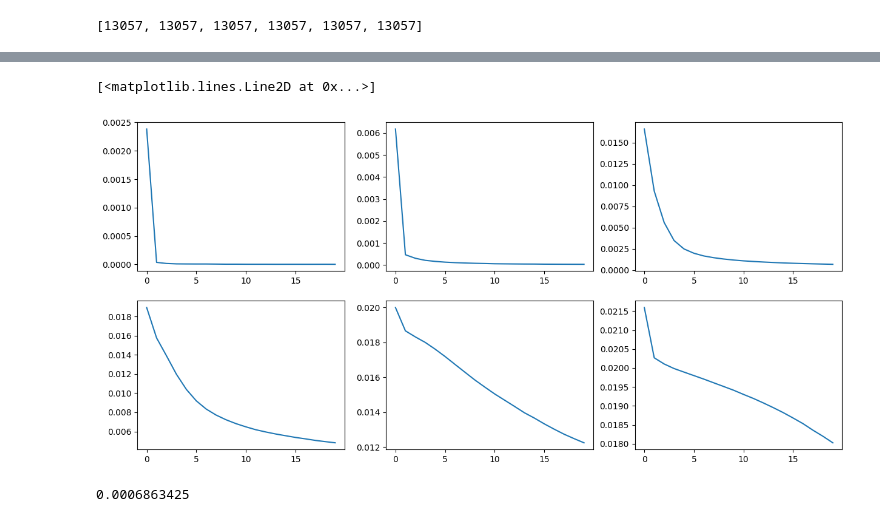
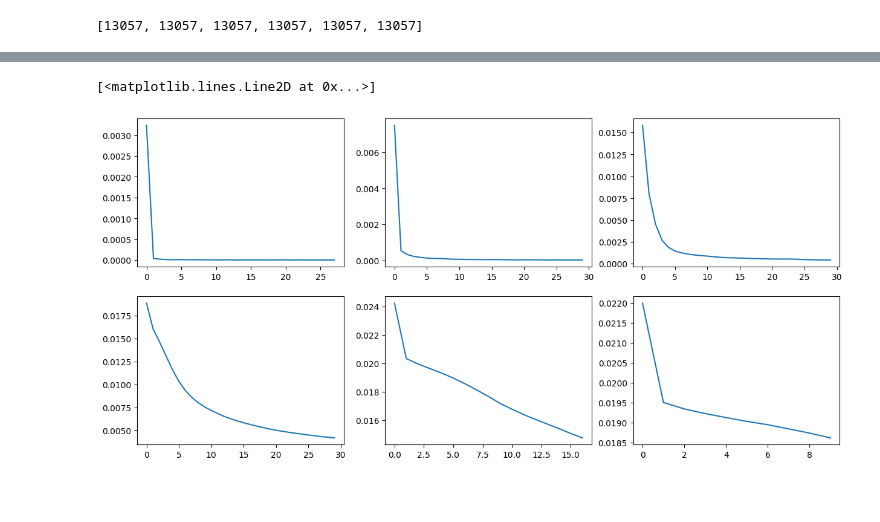
Before and after one commit to RSCJacksonLab/nk-ml, a Jupyter notebook: notebooks/MLP_testting.ipynb, the cells around one changed output, grey strips where cells are left out. Saved outputs shown, nothing was run; the diff lists cells and outputs as text; code cells hidden in the pictures; blank space fills up the shorter version.

```diff
--- a/notebooks/MLP_testting.ipynb
+++ b/notebooks/MLP_testting.ipynb
@@ -83,23 +76,5 @@ XY_OHE_TRAIN_TEST_SPLIT = [train_test_split(i, test_size=round(len(i)*0.2)) for
-# %%
-X_TEST = []
-Y_TEST = []
-
-for ind, i in enumerate(XY_OHE_TRAIN_TEST_SPLIT):
-
-    x_test = []
-    y_test = []
-    for x, y in XY_OHE_TRAIN_TEST_SPLIT[ind][1]:
-        x_test.append(x.numpy())
-        y_test.append(y.numpy())
-
-    x_test = torch.from_numpy(np.array(x_test))
-    y_test = torch.from_numpy(np.array(y_test))
-
-    X_TEST.append(x_test)
-    Y_TEST.append(y_test)
-# %%
-TRAIN_DATALOADER = [DataLoader(i[0], batch_size=batch_size1) for i in XY_OHE_TRAIN_TEST_SPLIT]
 # %%
 # Start training
-losses = [train_model(models[i], optimizers[i], loss_fns[i], TRAIN_DATALOADER[i], n_epochs=20, device='cpu') for i in range(len(models))]
+losses = [train_model(models[i], optimizers[i], loss_fns[i], TRAIN_DATALOADER[i], VAL_DATALOADER[i],
+                      n_epochs=30, device='cpu', patience=8) for i in range(len(models))]
 # %% [output]
@@ -123,22 +115,20 @@ Training completed
+# %%
+losses2 = [i[-1] for i in losses]
 # %%
 fig,ax = plt.subplots(nrows=2, ncols=3, figsize=(15, 7))
-ax[0,0].plot(losses[0])
-ax[0,1].plot(losses[1])
-ax[0,2].plot(losses[2])
-ax[1,0].plot(losses[3])
-ax[1,1].plot(losses[4])
-ax[1,2].plot(losses[5])
+ax[0,0].plot(losses2[0])
+ax[0,1].plot(losses2[1])
+ax[0,2].plot(losses2[2])
+ax[1,0].plot(losses2[3])
+ax[1,1].plot(losses2[4])
+ax[1,2].plot(losses2[5])
 
 
 
 
 #for i in ax.flatten():
     #i.set_ylim(0,0.01)
 # %% [output]
 [<matplotlib.lines.Line2D at 0x...>]
-[figure, old version]
+[figure, new version]
-# %%
-mean_squared_error(y_pred.detach(), Y_TEST.detach())
-# %% [output]
-0.0006863425
 # %%
```
Also changed, not shown: parts of 22 cells of this notebook, 3 other files.
